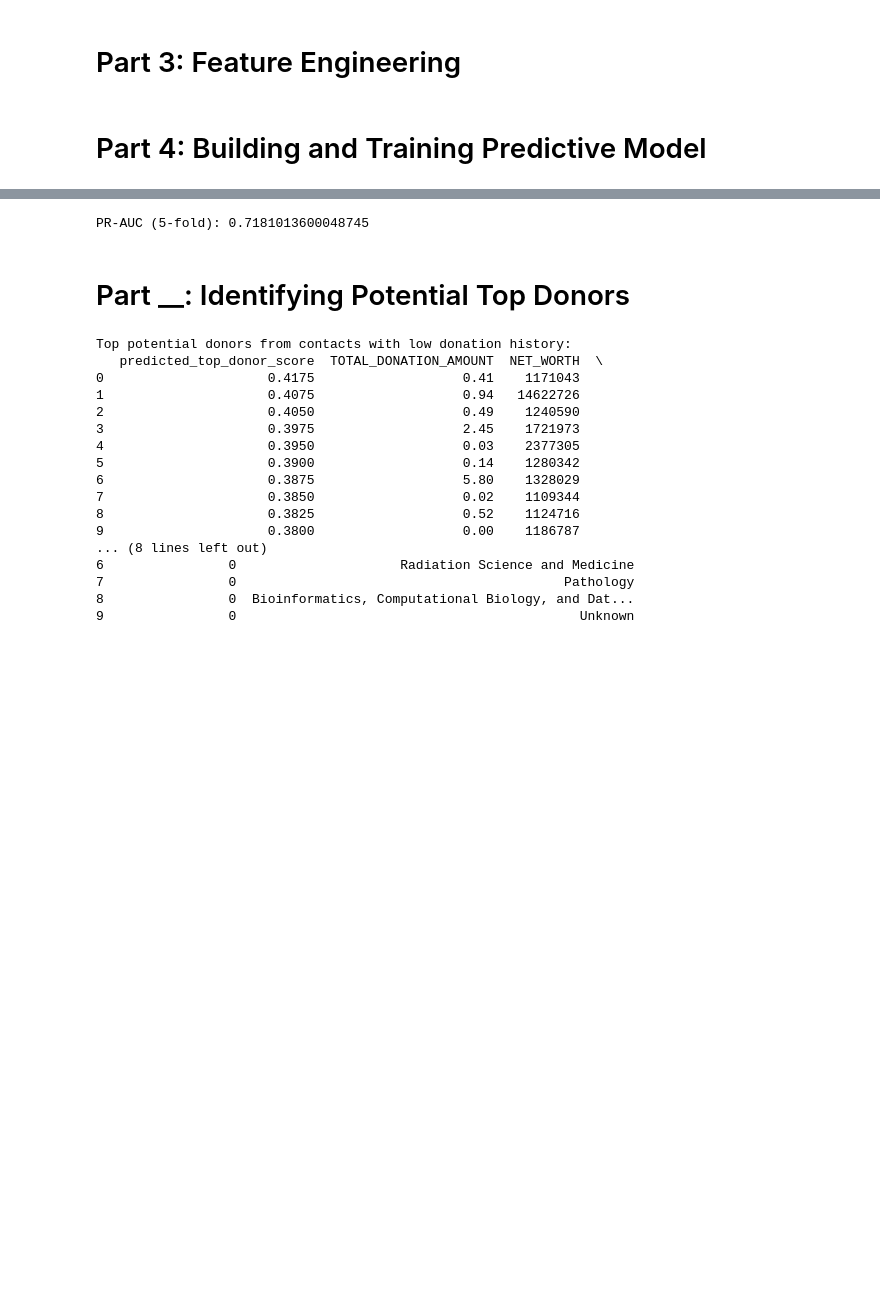
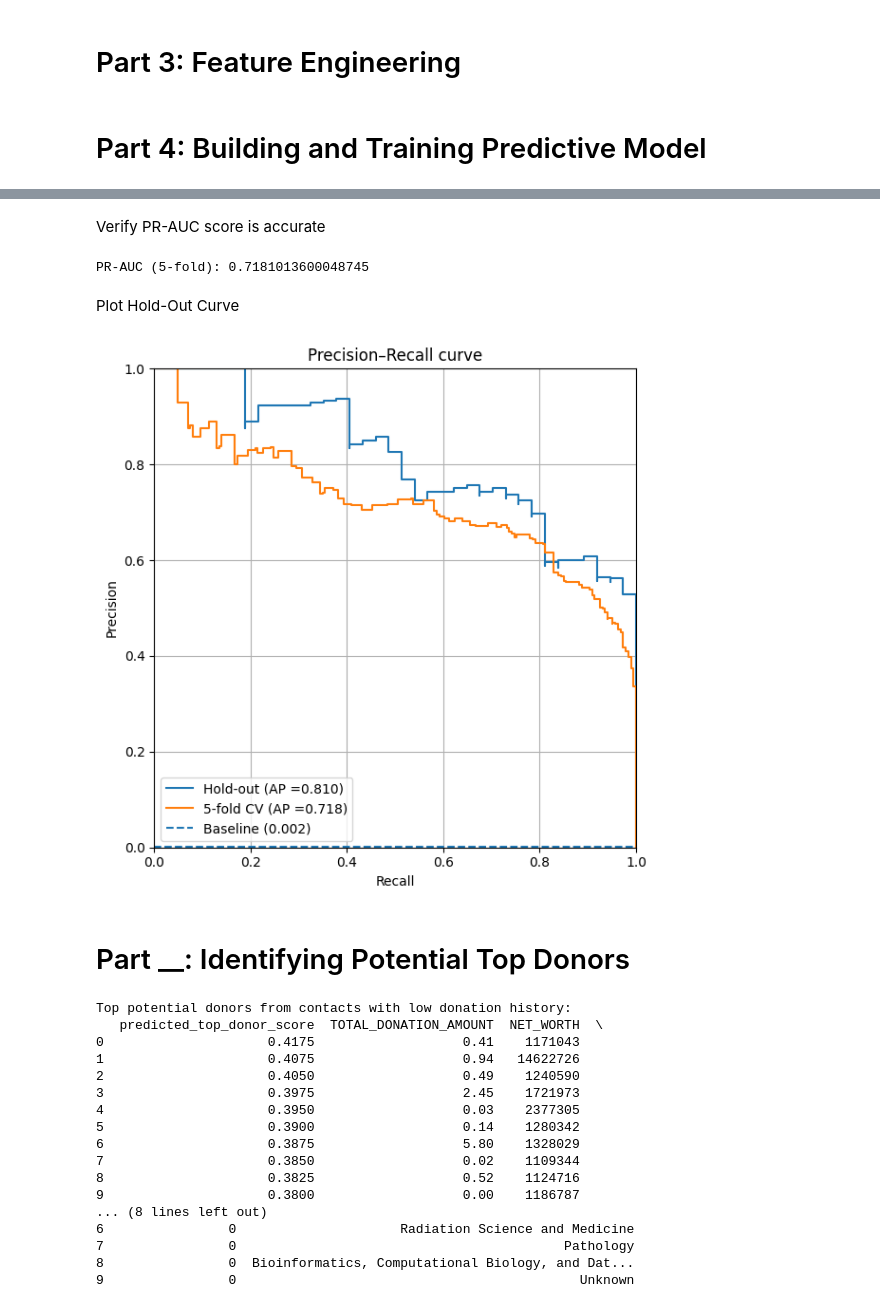
Before and after one commit to maxbicking/Data-Science-Portfolio, a Jupyter notebook: Donor Propensity/Random Forest Propensity Model.ipynb, the cells around one changed output, grey strips where cells are left out. Cells and saved outputs as stored; diff of their text form; code cells hidden in the pictures; blank space fills up the shorter version.

```diff
--- a/Donor Propensity/Random Forest Propensity Model.ipynb
+++ b/Donor Propensity/Random Forest Propensity Model.ipynb
@@ -287 +289,3 @@ PR‑AUC: 0.8095137776522194
+# %% [markdown]
+Verify PR-AUC score is accurate
 # %%
@@ -308,3 +300,70 @@ ranked[['CONTACT_ID', 'NAME', 'top_donor_score', 'NET_WORTH',
+# %% [markdown]
+Plot Hold-Out Curve
+# %%
+# CONFIGURATION  – edit the variable names if they differ in your NB
+# ------------------------------------------------------------------
+# 1) Pipeline already trained on TRAIN data
+#    (example variable name from earlier messages)
+fitted_pipe = pipe
+
+# 2) Hold‑out test data
+X_test_split = X_test
+y_test_split = y_test
+
+# 3) Full feature matrix / labels for CV (usually the entire df)
+X_full = X
+y_full = y
+
+# 4) Number of CV folds
+n_folds = 5
+# ------------------------------------------------------------------
+
+def plot_pr_curve(y_true, y_proba, label=None):
+    """Draw a single PR curve on the current axes."""
+    precision, recall, _ = precision_recall_curve(y_true, y_proba)
+    ap = average_precision_score(y_true, y_proba)
+    plt.step(recall, precision, where="post",
+             label=f"{label} (AP ={ap:0.3f})")
+
+# ============== 1. HOLD‑OUT PR CURVE ==============================
+test_proba = fitted_pipe.predict_proba(X_test_split)[:, 1]
+
+plt.figure(figsize=(6, 6))
+plot_pr_curve(y_test_split, test_proba, label="Hold‑out")
+
+# ============== 2. 5‑FOLD CV PR CURVE ============================
+cv = StratifiedKFold(n_splits=n_folds,
+                     shuffle=True,
+                     random_state=42)
+
+cv_proba = cross_val_predict(
+    fitted_pipe,
+    X_full,
+    y_full,
+    cv=cv,
+    method="predict_proba",
+    n_jobs=-1
+)[:, 1]
+
+plot_pr_curve(y_full, cv_proba, label=f"{n_folds}-fold CV")
+
+# ============== FINAL TOUCHES =====================================
+# Baseline (random classifier) = prevalence of positive class
+baseline = y_full.mean()
+plt.hlines(baseline, 0, 1, linestyle="--",
+           label=f"Baseline ({baseline:0.3f})")
+
+plt.xlabel("Recall")
+plt.ylabel("Precision")
+plt.title("Precision–Recall curve")
+plt.xlim(0, 1)
+plt.ylim(0, 1)
+plt.legend(loc="lower left")
+plt.grid(True)
+plt.tight_layout()
+plt.show()
+# %% [output]
+[figure, added]
 # %% [markdown]
 # Part __: Identifying Potential Top Donors
 # %%
```
Also changed, not shown: parts of 6 cells of this notebook, 1 other file.
